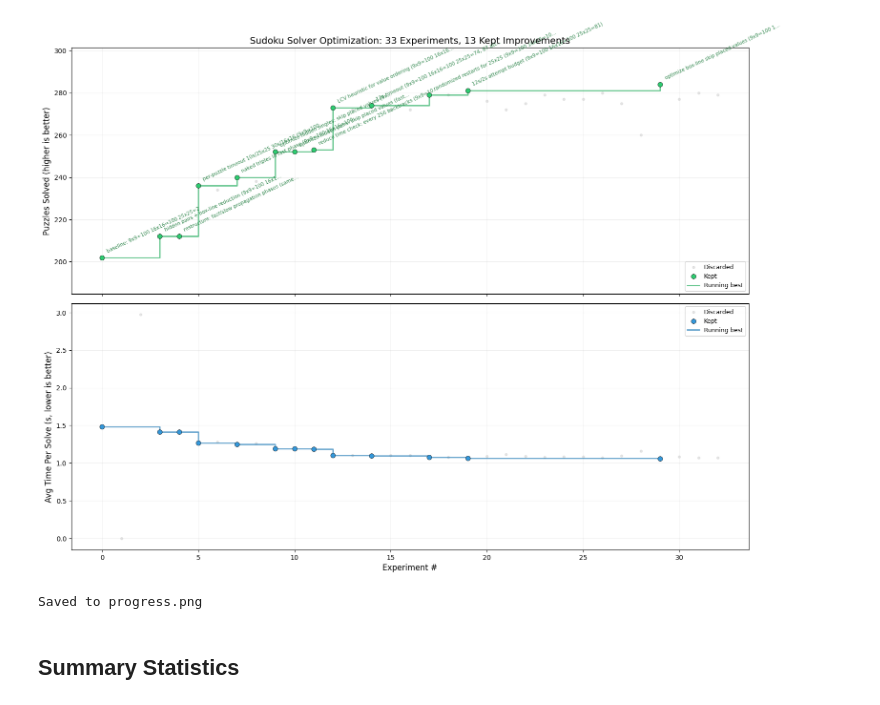
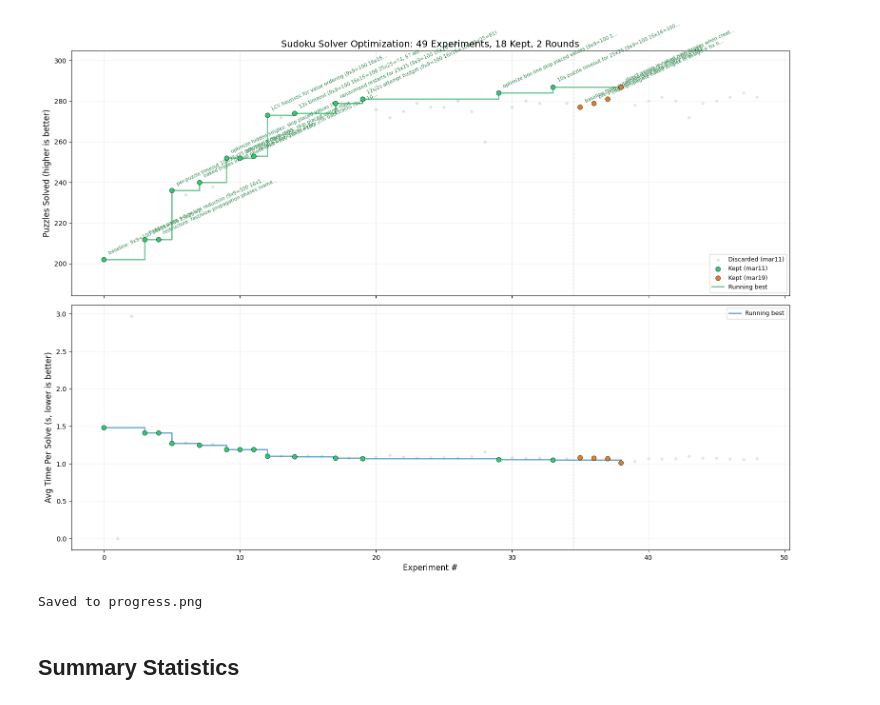
Before and after one commit to tureture/autoresearch_sudoku, a Jupyter notebook: analysis.ipynb, the cells around one changed output. Cells and saved outputs as stored; diff of their text form; code cells hidden in the pictures.

Commit message:
track results.tsv with round column, update analysis notebook for multi-round

```diff
--- a/analysis.ipynb
+++ b/analysis.ipynb
@@ -7,13 +7,15 @@ import pandas as pd
 import matplotlib.pyplot as plt
 import numpy as np
 
-# Load the TSV (tab-separated: commit, puzzles_solved, avg_time, status, description)
+# Load the TSV (tab-separated: round, commit, puzzles_solved, avg_time, status, description)
 df = pd.read_csv("results.tsv", sep="\t")
 df["puzzles_solved"] = pd.to_numeric(df["puzzles_solved"], errors="coerce")
 df["avg_time"] = pd.to_numeric(df["avg_time"], errors="coerce")
 df["status"] = df["status"].str.strip().str.upper()
+df["round"] = df["round"].str.strip()
 
 print(f"Total experiments: {len(df)}")
+print(f"Rounds: {df['round'].unique().tolist()}")
 print(f"Columns: {list(df.columns)}")
 df.head(10)
 # %% [output]
@@ -33,6 +36,6 @@ Columns: ['commit', 'puzzles_solved', 'avg_time', 'status', 'description']
 # %%
 counts = df["status"].value_counts()
-print("Experiment outcomes:")
+print("Experiment outcomes (all rounds):")
 print(counts.to_string())
 
 n_keep = counts.get("KEEP", 0)
@@ -41,4 +44,12 @@ n_crash = counts.get("CRASH", 0)
 n_decided = n_keep + n_discard
 if n_decided > 0:
     print(f"\nKeep rate: {n_keep}/{n_decided} = {n_keep / n_decided:.1%}")
+
+# Per-round breakdown
+print("\nPer-round breakdown:")
+for rnd, grp in df.groupby("round", sort=False):
+    rc = grp["status"].value_counts()
+    rk = rc.get("KEEP", 0)
+    rd = rc.get("DISCARD", 0)
+    print(f"  {rnd}: {len(grp)} experiments, {rk} kept, {rd} discarded")
 # %% [output]
@@ -56,5 +71,6 @@ for i, row in kept.iterrows():
     solved = row["puzzles_solved"]
     avg_t = row["avg_time"]
     desc = row["description"]
-    print(f"  #{i:3d}  solved={solved:3.0f}  avg_time={avg_t:.3f}s  {desc}")
+    rnd = row["round"]
+    print(f"  #{i:3d}  [{rnd}]  solved={solved:3.0f}  avg_time={avg_t:.3f}s  {desc}")
 # %% [output]
@@ -87,20 +108,36 @@ valid = valid.reset_index(drop=True)
 baseline_solved = valid.loc[0, "puzzles_solved"]
 best_solved = valid.loc[valid["status"] == "KEEP", "puzzles_solved"].max()
 
+# Compute round boundaries for vertical lines
+round_boundaries = []
+rounds = valid["round"].values
+for i in range(1, len(rounds)):
+    if rounds[i] != rounds[i - 1]:
+        round_boundaries.append(i - 0.5)
+
+# Color map for rounds
+round_names = valid["round"].unique().tolist()
+round_colors_keep = ["#2ecc71", "#e67e22", "#9b59b6", "#e74c3c", "#1abc9c"]
+round_colors_disc = ["#cccccc", "#e0d0c0", "#d8cce0", "#e0cccc", "#c0e0d8"]
+
 # --- Top panel: Puzzles Solved ---
 ax = axes[0]
 
-# Plot discarded as faint background dots
-disc = valid[valid["status"] == "DISCARD"]
-ax.scatter(disc.index, disc["puzzles_solved"],
-           c="#cccccc", s=12, alpha=0.5, zorder=2, label="Discarded")
+for ri, rnd in enumerate(round_names):
+    rnd_mask = valid["round"] == rnd
+    disc = valid[rnd_mask & (valid["status"] == "DISCARD")]
+    kept_v = valid[rnd_mask & (valid["status"] == "KEEP")]
+    c_disc = round_colors_disc[ri % len(round_colors_disc)]
+    c_keep = round_colors_keep[ri % len(round_colors_keep)]
 
-# Plot kept experiments as prominent green dots
-kept_v = valid[valid["status"] == "KEEP"]
-ax.scatter(kept_v.index, kept_v["puzzles_solved"],
-           c="#2ecc71", s=50, zorder=4, label="Kept", edgecolors="black", linewidths=0.5)
+    ax.scatter(disc.index, disc["puzzles_solved"],
+               c=c_disc, s=12, alpha=0.5, zorder=2,
+               label=f"Discarded ({rnd})" if ri == 0 else None)
+    ax.scatter(kept_v.index, kept_v["puzzles_solved"],
+               c=c_keep, s=50, zorder=4, edgecolors="black", linewidths=0.5,
+               label=f"Kept ({rnd})")
 
-# Running maximum step line
+# Running maximum step line (across all kept)
 kept_mask = valid["status"] == "KEEP"
 kept_idx = valid.index[kept_mask]
 kept_solved = valid.loc[kept_mask, "puzzles_solved"]
@@ -108,12 +145,15 @@ running_max = kept_solved.cummax()
 ax.step(kept_idx, running_max, where="post", color="#27ae60",
         linewidth=2, alpha=0.7, zorder=3, label="Running best")
 
+# Round boundary lines
+for boundary in round_boundaries:
+    ax.axvline(x=boundary, color="gray", linestyle="--", alpha=0.4, linewidth=1)
+
 # Label each kept experiment with its description
 for idx, solved in zip(kept_idx, kept_solved):
     desc = str(valid.loc[idx, "description"]).strip()
     if len(desc) > 50:
         desc = desc[:47] + "..."
-
     ax.annotate(desc, (idx, solved),
                 textcoords="offset points",
                 xytext=(6, 6), fontsize=7.5,
@@ -122,39 +162,51 @@ for idx, solved in zip(kept_idx, kept_solved):
 
 n_total = len(df)
 n_kept = len(df[df["status"] == "KEEP"])
+n_rounds = len(round_names)
 ax.set_ylabel("Puzzles Solved (higher is better)", fontsize=12)
-ax.set_title(f"Sudoku Solver Optimization: {n_total} Experiments, {n_kept} Kept Improvements", fontsize=14)
+ax.set_title(f"Sudoku Solver Optimization: {n_total} Experiments, {n_kept} Kept, {n_rounds} Rounds", fontsize=14)
 ax.legend(loc="lower right", fontsize=9)
 ax.grid(True, alpha=0.2)
 
 margin = (best_solved - baseline_solved) * 0.15
 ax.set_ylim(baseline_solved - margin - 5, best_solved + margin + 5)
 
 # --- Bottom panel: Avg Time Per Solve ---
 ax2 = axes[1]
 
-ax2.scatter(disc.index, disc["avg_time"],
-            c="#cccccc", s=12, alpha=0.5, zorder=2, label="Discarded")
-ax2.scatter(kept_v.index, kept_v["avg_time"],
-            c="#3498db", s=50, zorder=4, label="Kept", edgecolors="black", linewidths=0.5)
+for ri, rnd in enumerate(round_names):
+    rnd_mask = valid["round"] == rnd
+    disc = valid[rnd_mask & (valid["status"] == "DISCARD")]
+    kept_v = valid[rnd_mask & (valid["status"] == "KEEP")]
+    c_disc = round_colors_disc[ri % len(round_colors_disc)]
+    c_keep = round_colors_keep[ri % len(round_colors_keep)]
+
+    ax2.scatter(disc.index, disc["avg_time"],
+                c=c_disc, s=12, alpha=0.5, zorder=2)
+    ax2.scatter(kept_v.index, kept_v["avg_time"],
+                c=c_keep, s=50, zorder=4, edgecolors="black", linewidths=0.5)
 
 # Running min of avg_time for kept experiments
 kept_times = valid.loc[kept_mask, "avg_time"]
 running_min_time = kept_times.cummin()
 ax2.step(kept_idx, running_min_time, where="post", color="#2980b9",
          linewidth=2, alpha=0.7, zorder=3, label="Running best")
+
+# Round boundary lines
+for boundary in round_boundaries:
+    ax2.axvline(x=boundary, color="gray", linestyle="--", alpha=0.4, linewidth=1)
 
 ax2.set_xlabel("Experiment #", fontsize=12)
 ax2.set_ylabel("Avg Time Per Solve (s, lower is better)", fontsize=12)
 ax2.legend(loc="upper right", fontsize=9)
 ax2.grid(True, alpha=0.2)
 
 plt.tight_layout()
 plt.savefig("progress.png", dpi=150, bbox_inches="tight")
 plt.show()
 print("Saved to progress.png")
 # %% [output]
-[figure, old version]
+[figure, new version]
 Saved to progress.png
 # %% [markdown]
 ## Summary Statistics
```
Also changed, not shown: parts of 7 cells of this notebook, 3 other files.
